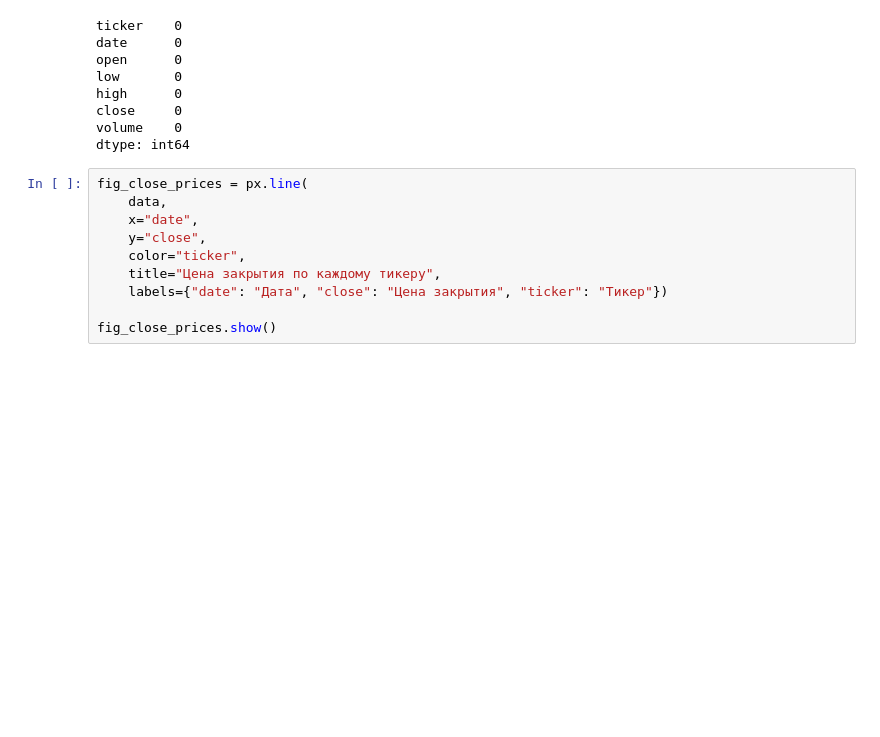
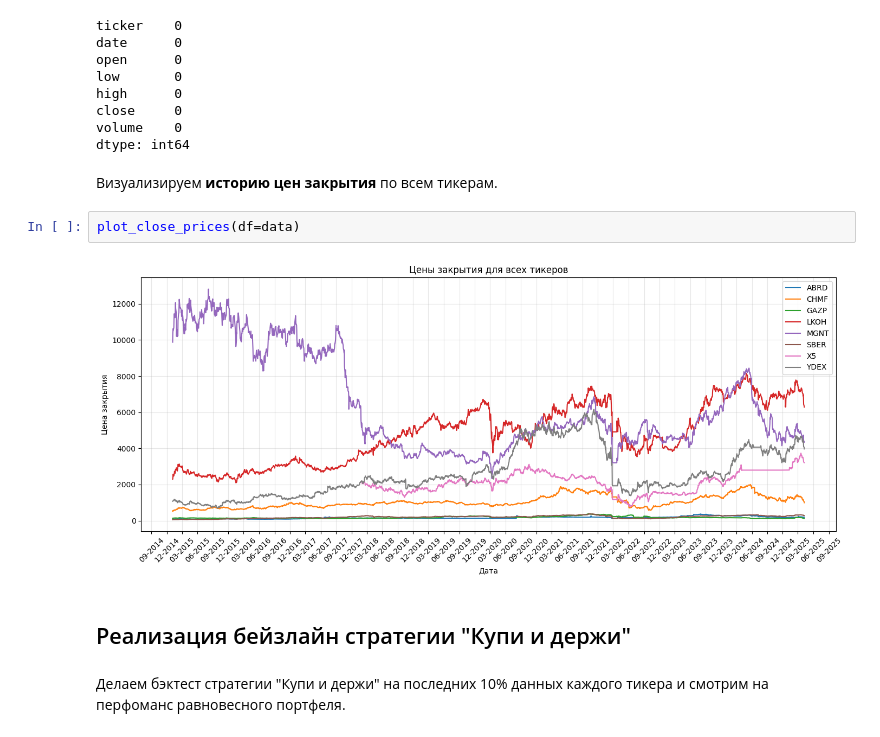
Before and after one commit to garotar/PortfolioOptimization, a Jupyter notebook: experiments.ipynb, the cells around one changed output. Drawn from its saved outputs; the diff is of its cells as text; blank space fills up the shorter version.

```diff
--- a/experiments.ipynb
+++ b/experiments.ipynb
@@ -51,13 +126,13 @@ high      0
 close     0
 volume    0
 dtype: int64
-# %%
-fig_close_prices = px.line(
-    data,
-    x="date",
-    y="close",
-    color="ticker",
-    title="Цена закрытия по каждому тикеру",
-    labels={"date": "Дата", "close": "Цена закрытия", "ticker": "Тикер"})
-
-fig_close_prices.show()
+# %% [markdown]
+Визуализируем __историю цен закрытия__ по всем тикерам.
+# %%
+plot_close_prices(df=data)
+# %% [output]
+[figure, added]
+# %% [markdown]
+## Реализация бейзлайн стратегии "Купи и держи"
+# %% [markdown]
+Делаем бэктест стратегии "Купи и держи" на последних 10% данных каждого тикера и смотрим на перфоманс равновесного портфеля.
```
Also changed, not shown: parts of 69 cells of this notebook, 9 other files.
